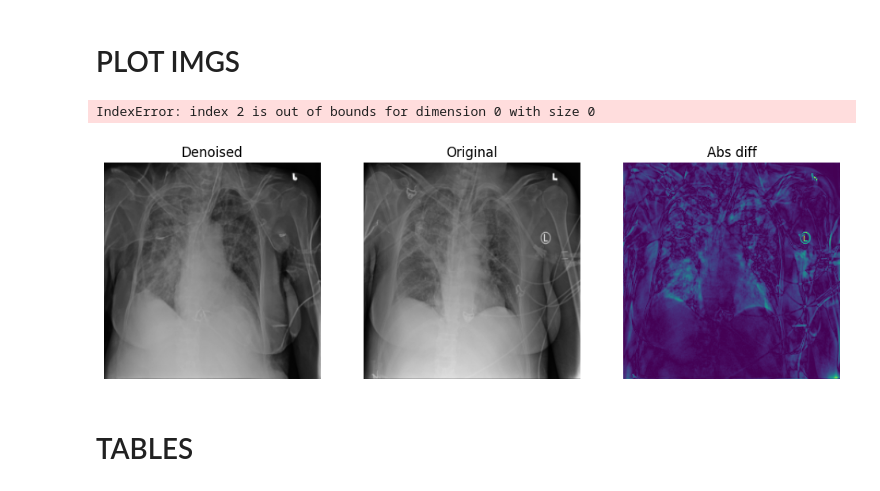
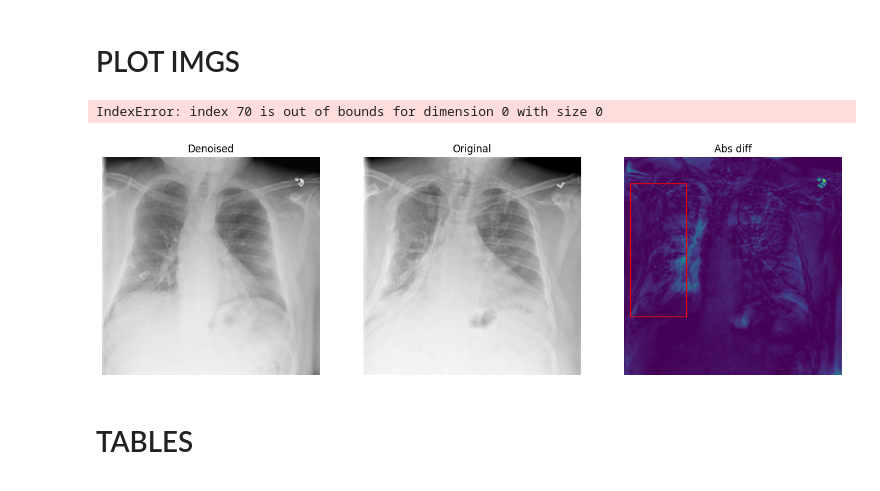
Before and after one commit to pskiers/Joint-Diffusion-in-Latent-Space, a Jupyter notebook: jk_sample_with_guidance.ipynb, the cells around one changed output. Saved outputs shown, nothing was run; the diff lists cells and outputs as text; code cells hidden in the pictures.

Commit message:
save nb for vis

```diff
--- a/jk_sample_with_guidance.ipynb
+++ b/jk_sample_with_guidance.ipynb
@@ -135,7 +135,7 @@ for class_ in cl_list_loop:
         bbox_save = []
 
         #pick_class = class_
-        pick_class = "Cardiomegaly"
+        pick_class = "Cardiomegaly_enforce" #workaround
         for img_original, z, bbox in zip(ret[0], ret[1], ret[2]):
             # denoise samples
             z = z.to("cuda")
@@ -197,11 +199,11 @@ import torch
 # %%
 T = 300
 gradscale=500
-folder_to_save = f"simple_guidance_maxnoised{T}_gradscale{gradscale}"
+folder_to_save = f"simple_guidance_class_removing_maxnoised{T}_gradscale{gradscale}"
 folder_to_save=f"/home/jk/Joint-Diffusion-in-Latent-Space/vce_results/{folder_to_save}"
 
 cl_list = ["Atelectasis","Cardiomegaly","Consolidation","Edema","Effusion","Emphysema","Fibrosis", "Hernia","Infiltration", "Mass", "Nodule","Pleural_Thickening","Pneumonia","Pneumothorax","No Finding"]
-for class_ in ["Atelectasis"]:
+for class_ in ["Effusion"]:
     x_samples =torch.load(f'{folder_to_save}/{class_}_x_samples.pt')
     pred_o = torch.load(f'{folder_to_save}/{class_}_pred_o.pt')
     img_original = torch.load(f'{folder_to_save}/{class_}_img_original.pt')
@@ -214,7 +213,6 @@ import matplotlib.patches as patches
 # %%
-idx_from_batch = 2
-
-fig, axes = plt.subplots(1, 3, figsize=(12, 4))
+idx_from_batch = 70
+fig, axes = plt.subplots(1, 3, figsize=(16, 8))
 
 
 # Plot the images on the subplots
@@ -238,37 +236,38 @@ ax +=1
 
 
 x, y, w, h = bbox[idx_from_batch][0], bbox[idx_from_batch][1],bbox[idx_from_batch][2], bbox[idx_from_batch][3]
 # Scale the bounding box coordinates from 1024x1024 to 256x256
 scaled_x = x * 0.25
 scaled_y = y * 0.25
 scaled_w = w * 0.25
 scaled_h = h * 0.25
 
 # Create a rectangle patch using the scaled coordinates
 rect = patches.Rectangle((scaled_x, scaled_y), scaled_w, scaled_h, linewidth=1, edgecolor='r', facecolor='none')
 
-# Add the rectangle patch to the plot
-#axes[ax].add_patch(rect)
+if "removing" in folder_to_save:
+    # Add the rectangle patch to the plot
+    axes[ax].add_patch(rect)
 
 
 axes[ax].imshow(diff)
 axes[ax].axis('off')
 axes[ax].set_title("Abs diff")
 
 
 #fig.suptitle(ret[3][0][idx_from_batch])
 pred_o_for_item = torch.nn.functional.sigmoid(pred_o[idx_from_batch])
 pred_o_ext_for_item = torch.nn.functional.sigmoid(pred_o_ext[idx_from_batch])
 pred_ext_for_item = torch.nn.functional.sigmoid(pred_ext[idx_from_batch])
 id_class = cl_list.index(class_)
 print('all predictins for orig x', pred_o_ext_for_item)
 print('all predictins for x pred start', pred_ext_for_item)
 print(f'predicitons for x original JOINT, only class {cl_list[id_class]}', pred_o_for_item[id_class])
 print(f'predicitons for x original EXT, only class {cl_list[id_class]}', pred_o_ext_for_item[id_class])
 print(f'predicitons for x pred start EXT, only class {cl_list[id_class]}',pred_ext_for_item[id_class])
 # %% [output]
-IndexError: index 2 is out of bounds for dimension 0 with size 0
+IndexError: index 70 is out of bounds for dimension 0 with size 0
-[figure, old version]
+[figure, new version]
 # %% [markdown]
 # TABLES
 # %% [markdown]
```
Also changed, not shown: parts of 3 cells of this notebook.
